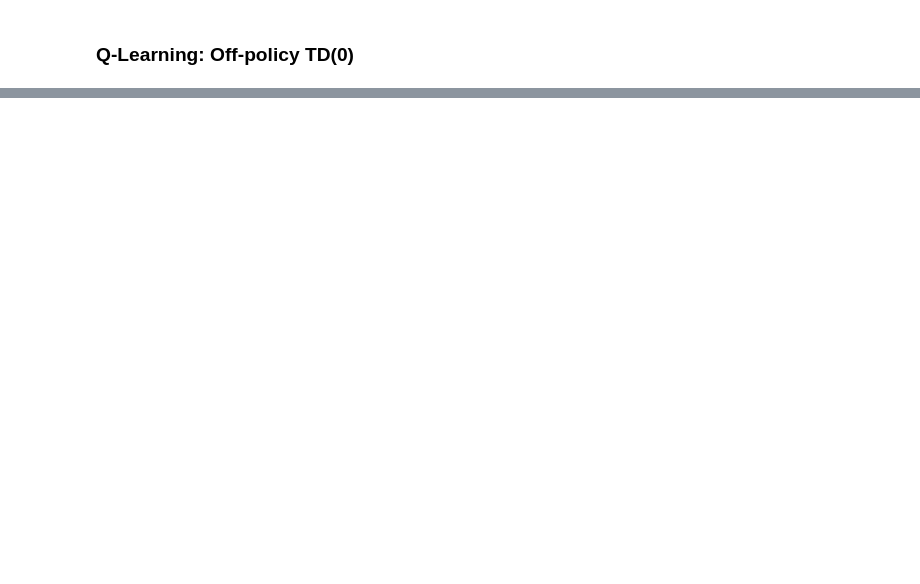
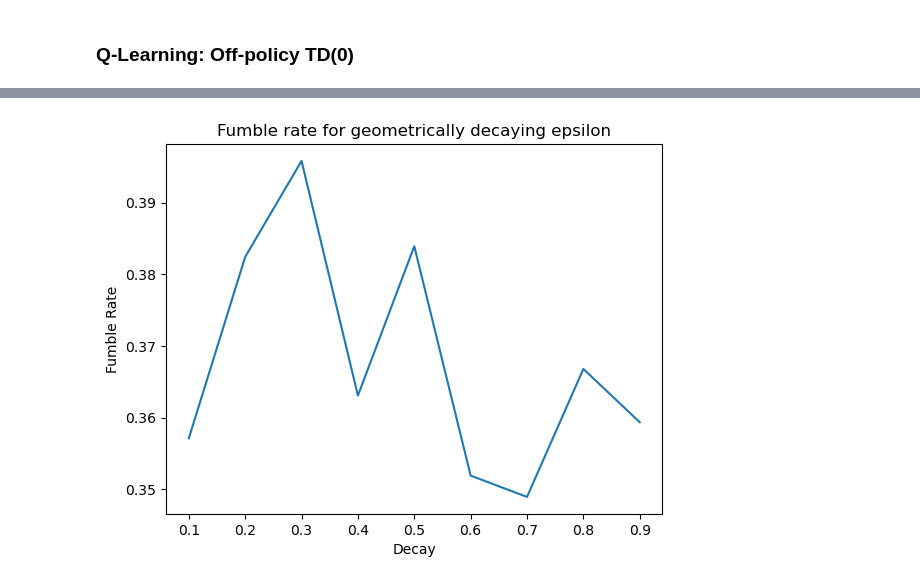
Before and after one commit to s0han24/tabular_rl_methods, a Jupyter notebook: nim_TD.ipynb, the cells around one changed output, grey strips where cells are left out. Saved outputs shown, nothing was run; the diff lists cells and outputs as text; code cells hidden in the pictures; blank space fills up the shorter version.

```diff
--- a/nim_TD.ipynb
+++ b/nim_TD.ipynb
@@ -255,8 +272,8 @@ percentage of winning positions fumbled: 85.27 %
 # %%
 # Apply the new rewards model with negative rewards for losses
-def sample_step_negative_on_losing(game, A):
+def sample_step_negative_on_losing(game, A, prob_optimal=1.0):
     game.make_move(A[0],A[1])
-    play_optimal(game)
+    play_optimal_random(game, prob_optimal=prob_optimal)
     S_next = game.get_state()
     if game.is_game_over() and game.winner() == 0: return 1, S_next
     elif game.is_game_over(): return -1, S_next
@@ -290,11 +307,11 @@ percentage of winning positions fumbled: 51.34 %
 # %%
 # providing a way to check performance more reliably
-def evaluate_using_fumbles_averaged(train, num_iters=5):
+def evaluate_using_fumbles_averaged(train, num_iters=5, prob_optimal=1.0, sample_step=sample_step_negative_on_losing):
     num_winning_pos = 0
     total_fumbles = 0
     for i in range(num_iters):
         print(f'iteration {i+1}')
-        policy, Q = train(sample_step=sample_step_negative_on_losing)
+        policy, Q = train(sample_step=sample_step, prob_optimal=prob_optimal)
 
         fumbles, num_winning_pos = evaluate_on_winning_positions(policy, Q)
         total_fumbles += fumbles
@@ -308,7 +325,7 @@ def evaluate_using_fumbles_averaged(train, num_iters=5):
 ### Q-Learning: Off-policy TD(0)
 # %%
 # Q-Learning
-def qlearning(gamma=1, policy=EpsilonGreedyPolicy(), step_size=0.02, es=True, sample_step=sample_step_zero_on_losing, epsilon_schedule=None, epsilon_schedule_update=None, step_size_schedule=None):
+def qlearning(gamma=1, policy=EpsilonGreedyPolicy(), step_size=0.02, es=True, sample_step=sample_step_zero_on_losing, epsilon_schedule=None, epsilon_schedule_update=None, step_size_schedule=None, prob_optimal=1.0):
     Q = {} # take default to be zero
 
     if epsilon_schedule_update is None and epsilon_schedule is None: policy.update(0.05)
@@ -327,7 +344,7 @@ def qlearning(gamma=1, policy=EpsilonGreedyPolicy(), step_size=0.02, es=True, sa
         else: A = policy.policy(S, Q)
 
         while not game.is_game_over():
-            R, S1 = sample_step(game, A)
+            R, S1 = sample_step(game, A, prob_optimal=prob_optimal)
             if game.is_game_over():
                 A1 = (0,0)
             else:
@@ -394,10 +411,10 @@ percentage of winning positions fumbled: 31.47 %
 # %%
-# fumble_rate_by_decay = []
-# decays = np.linspace(0.1, 0.9, 9)
+fumble_rate_by_decay = []
+decays = np.linspace(0.1, 0.9, 9)
 
-# for decay in decays:
-#     print(f'decay: {decay}')
-#     num_iters = 3
-#     total_fumbles, num_winning_pos = evaluate_using_fumbles_averaged(qlearning, num_iters=num_iters)
+for decay in decays:
+    print(f'decay: {decay}')
+    num_iters = 3
+    total_fumbles, num_winning_pos = evaluate_using_fumbles_averaged(qlearning, num_iters=num_iters)
 
-#     fumble_rate_by_decay.append(float(total_fumbles)/float(num_winning_pos*num_iters))
+    fumble_rate_by_decay.append(float(total_fumbles)/float(num_winning_pos*num_iters))
@@ -404,9 +439,11 @@ percentage of winning positions fumbled: 31.47 %
 # %%
-# plt.plot(decays, fumble_rate_by_decay)
-# plt.xlabel('Decay')
-# plt.ylabel('Fumble Rate')
-# plt.title('Fumble rate for geometrically decaying epsilon')
-# plt.show()
+plt.plot(decays, fumble_rate_by_decay)
+plt.xlabel('Decay')
+plt.ylabel('Fumble Rate')
+plt.title('Fumble rate for geometrically decaying epsilon')
+plt.show()
+# %% [output]
+[figure, added]
 # %%
 policy, Q = qlearning(sample_step=sample_step_negative_on_losing, epsilon_schedule=get_geometric_schedule(decay=0.5))
 evaluate_using_fumbles(policy, Q)
```
Also changed, not shown: parts of 23 cells of this notebook.
